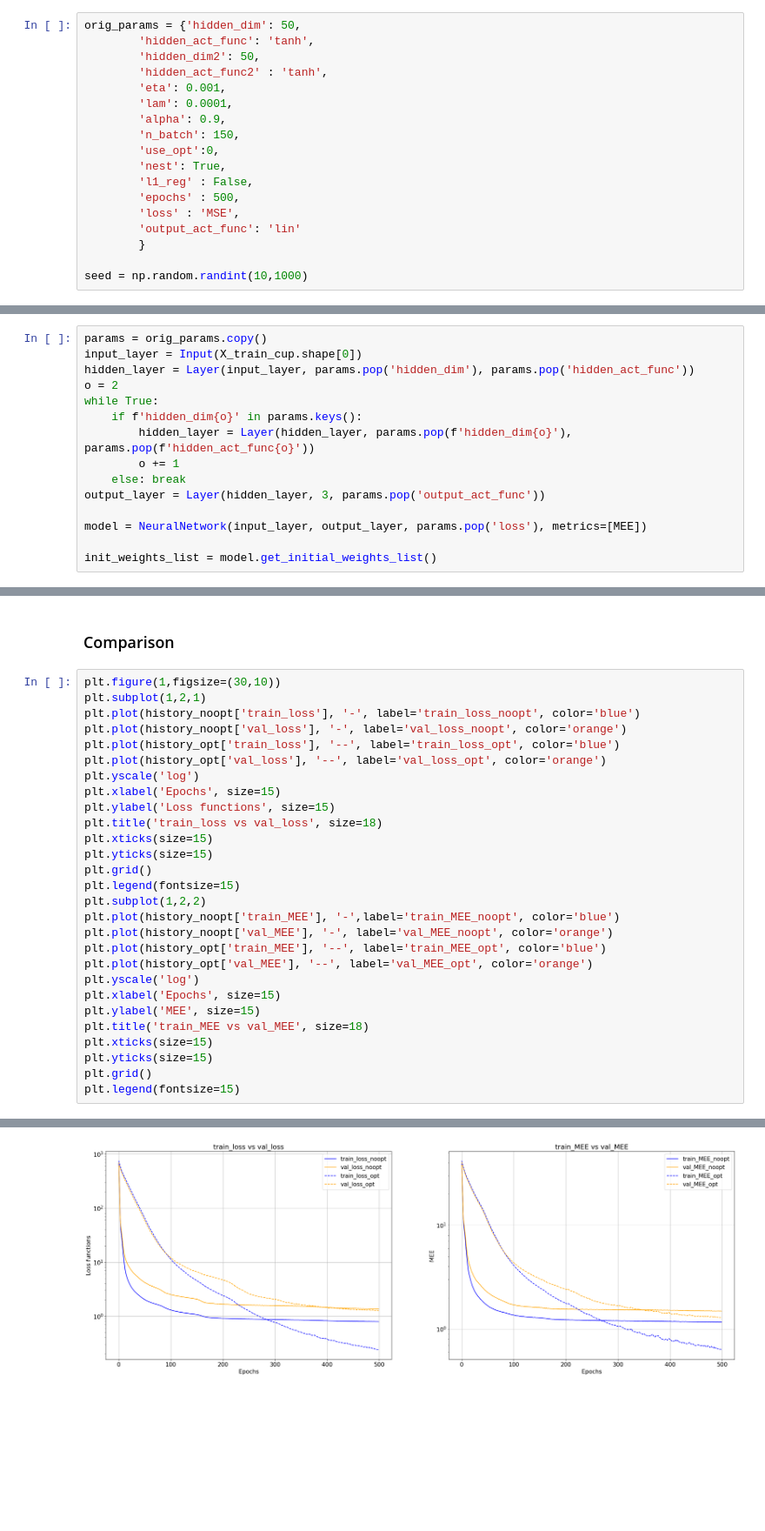
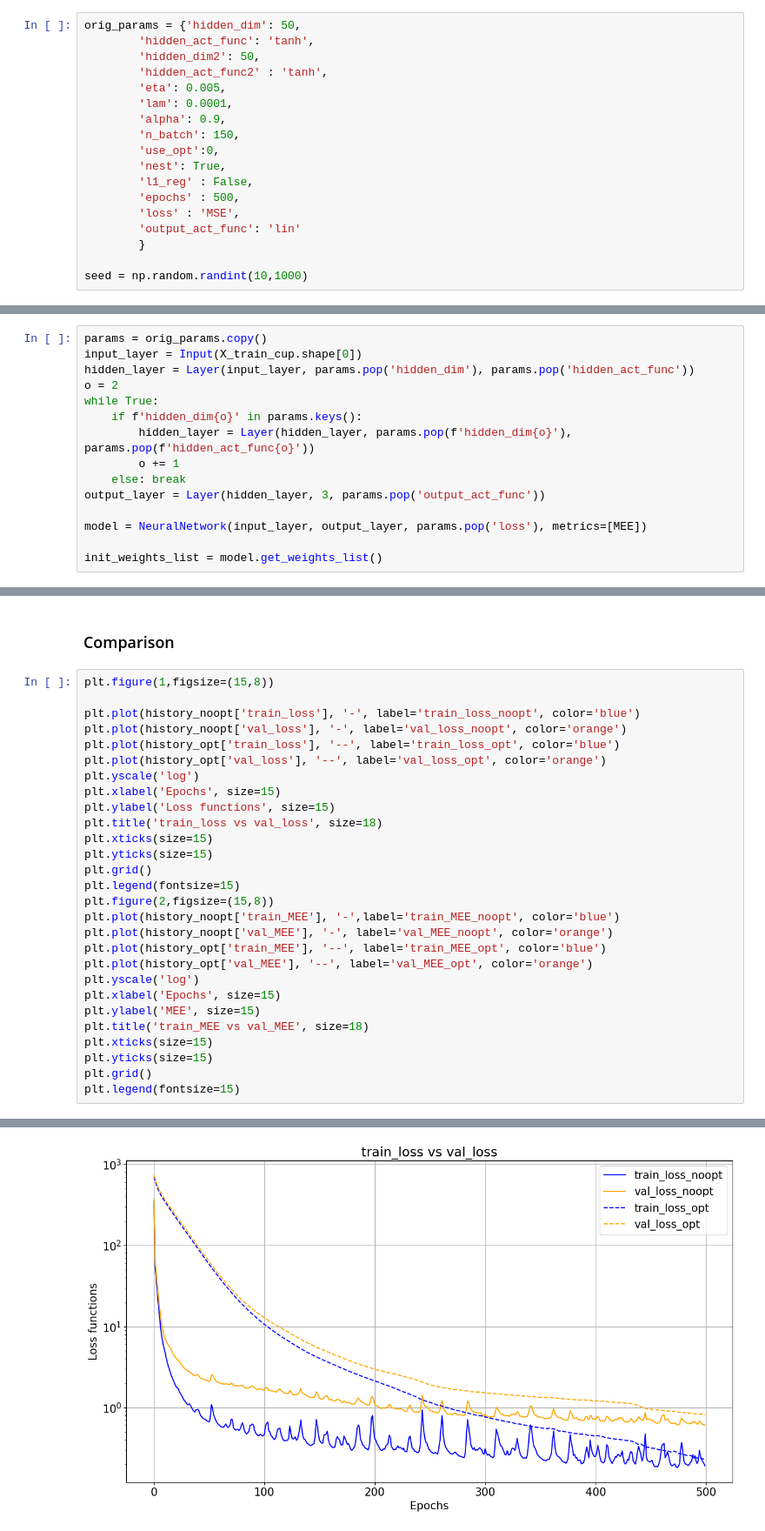
Before and after one commit to gmg00/ML_prj, a Jupyter notebook: notebooks/optimizer_exploration.ipynb, the cells around one changed output, grey strips where cells are left out. Shown at 87% size. Saved outputs shown, nothing was run; the diff lists cells and outputs as text; blank space fills up the shorter version.

```diff
--- a/notebooks/optimizer_exploration.ipynb
+++ b/notebooks/optimizer_exploration.ipynb
@@ -263,7 +312,7 @@ orig_params = {'hidden_dim': 50,
         'hidden_act_func': 'tanh',
         'hidden_dim2': 50,
         'hidden_act_func2' : 'tanh',
-        'eta': 0.001,
+        'eta': 0.005,
         'lam': 0.0001,
         'alpha': 0.9,
         'n_batch': 150,
@@ -294,7 +343,7 @@ output_layer = Layer(hidden_layer, 3, params.pop('output_act_func'))
 
 model = NeuralNetwork(input_layer, output_layer, params.pop('loss'), metrics=[MEE])
 
-init_weights_list = model.get_initial_weights_list()
+init_weights_list = model.get_weights_list()
 # %% [markdown]
 Training without Adam optimizer:
 # %%
@@ -428,33 +477,33 @@ plt.legend(fontsize=15)
 # %% [markdown]
 ### Comparison
 # %%
-plt.figure(1,figsize=(30,10))
-plt.subplot(1,2,1)
+plt.figure(1,figsize=(15,8))
+
 plt.plot(history_noopt['train_loss'], '-', label='train_loss_noopt', color='blue')
 plt.plot(history_noopt['val_loss'], '-', label='val_loss_noopt', color='orange')
 plt.plot(history_opt['train_loss'], '--', label='train_loss_opt', color='blue')
 plt.plot(history_opt['val_loss'], '--', label='val_loss_opt', color='orange')
 plt.yscale('log')
 plt.xlabel('Epochs', size=15)
 plt.ylabel('Loss functions', size=15)
 plt.title('train_loss vs val_loss', size=18)
 plt.xticks(size=15)
 plt.yticks(size=15)
 plt.grid()
 plt.legend(fontsize=15)
-plt.subplot(1,2,2)
+plt.figure(2,figsize=(15,8))
 plt.plot(history_noopt['train_MEE'], '-',label='train_MEE_noopt', color='blue')
 plt.plot(history_noopt['val_MEE'], '-', label='val_MEE_noopt', color='orange')
 plt.plot(history_opt['train_MEE'], '--', label='train_MEE_opt', color='blue')
 plt.plot(history_opt['val_MEE'], '--', label='val_MEE_opt', color='orange')
 plt.yscale('log')
 plt.xlabel('Epochs', size=15)
 plt.ylabel('MEE', size=15)
 plt.title('train_MEE vs val_MEE', size=18)
 plt.xticks(size=15)
 plt.yticks(size=15)
 plt.grid()
 plt.legend(fontsize=15)
 # %% [output]
 <matplotlib.legend.Legend at 0x...>
-[figure, old version]
+[figure, new version]
```
Also changed, not shown: parts of 21 cells of this notebook, 26 other files.
